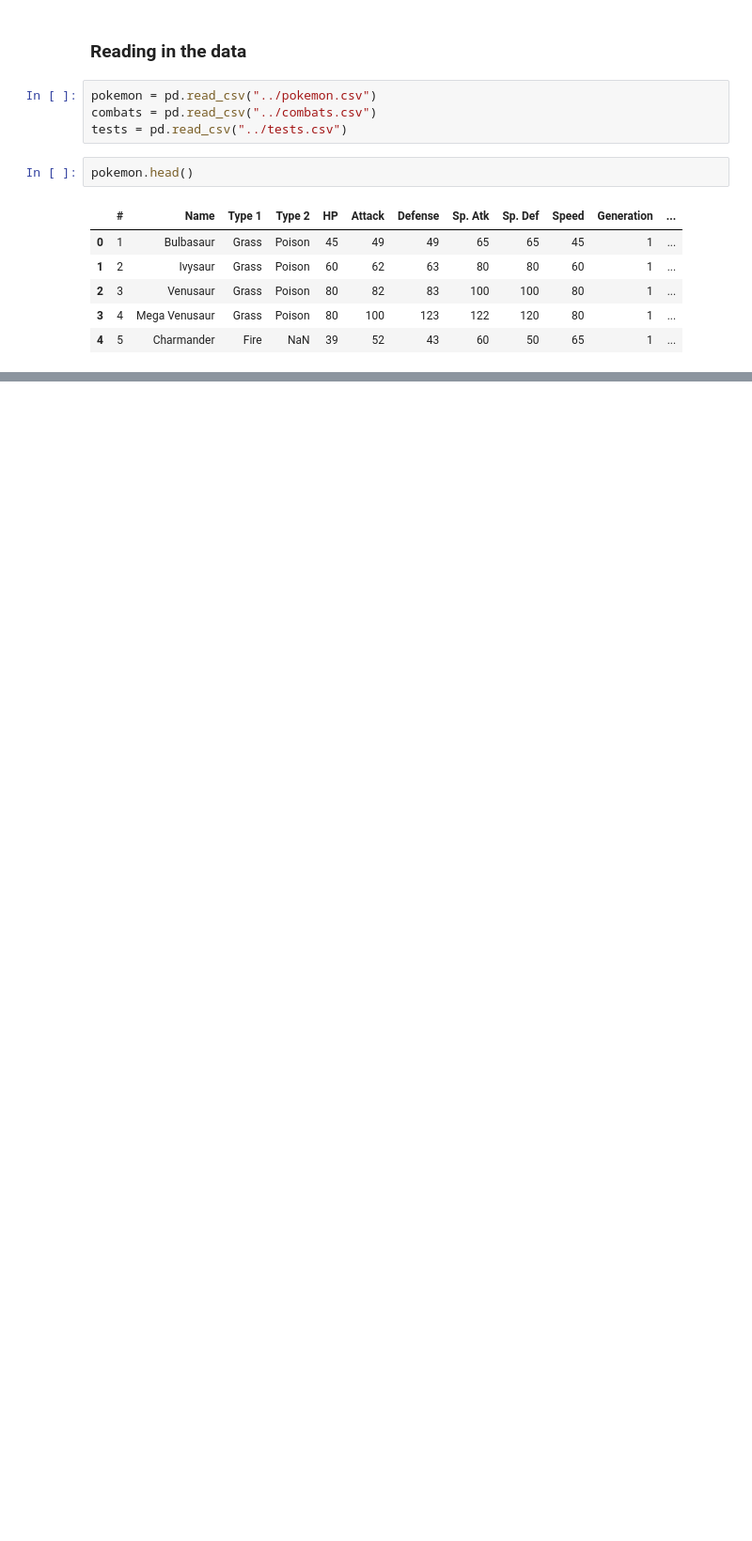
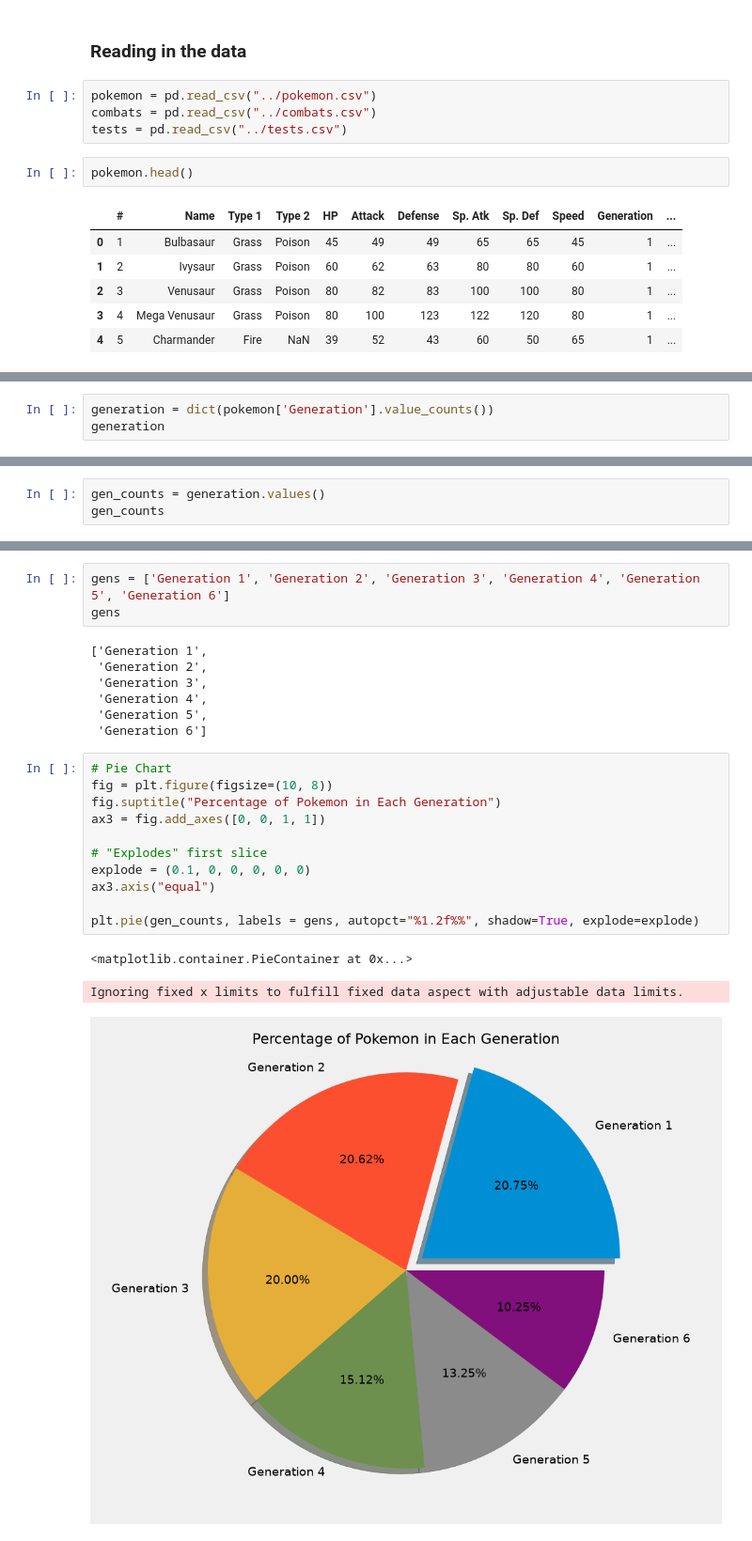
Before and after one commit to SevenWoos/MachineLearningProjects, a Jupyter notebook: pokemon_projects/pokemon_ml/test2/poke_ml_test2.ipynb, the cells around one changed output, grey strips where cells are left out. Shown at 94% size. Saved outputs shown, nothing was run; the diff lists cells and outputs as text; blank space fills up the shorter version.

```diff
--- a/pokemon_projects/pokemon_ml/test2/poke_ml_test2.ipynb
+++ b/pokemon_projects/pokemon_ml/test2/poke_ml_test2.ipynb
@@ -51,0 +239,3 @@ pokemon.head()
+# %%
+generation = dict(pokemon['Generation'].value_counts())
+generation
@@ -51,0 +249,3 @@ pokemon.head()
+# %%
+gen_counts = generation.values()
+gen_counts
@@ -51,0 +259,25 @@ pokemon.head()
+# %%
+gens = ['Generation 1', 'Generation 2', 'Generation 3', 'Generation 4', 'Generation 5', 'Generation 6']
+gens
+# %% [output]
+['Generation 1',
+ 'Generation 2',
+ 'Generation 3',
+ 'Generation 4',
+ 'Generation 5',
+ 'Generation 6']
+# %%
+# Pie Chart
+fig = plt.figure(figsize=(10, 8))
+fig.suptitle("Percentage of Pokemon in Each Generation")
+ax3 = fig.add_axes([0, 0, 1, 1])
+
+# "Explodes" first slice
+explode = (0.1, 0, 0, 0, 0, 0)
+ax3.axis("equal")
+
+plt.pie(gen_counts, labels = gens, autopct="%1.2f%%", shadow=True, explode=explode)
+# %% [output]
+<matplotlib.container.PieContainer at 0x...>
+Ignoring fixed x limits to fulfill fixed data aspect with adjustable data limits.
+[figure, added]
```
Also changed, not shown: parts of 27 cells of this notebook.
